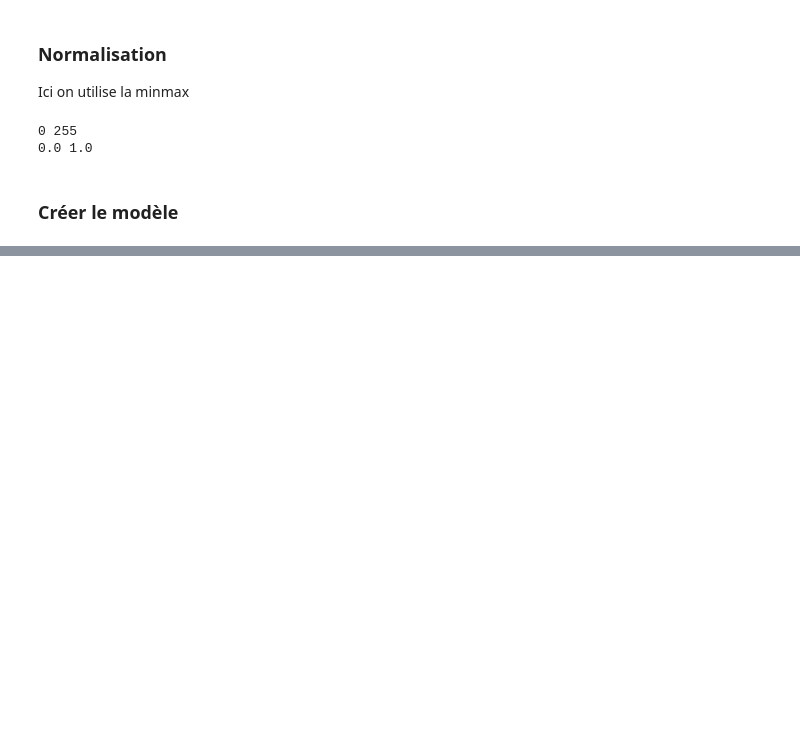
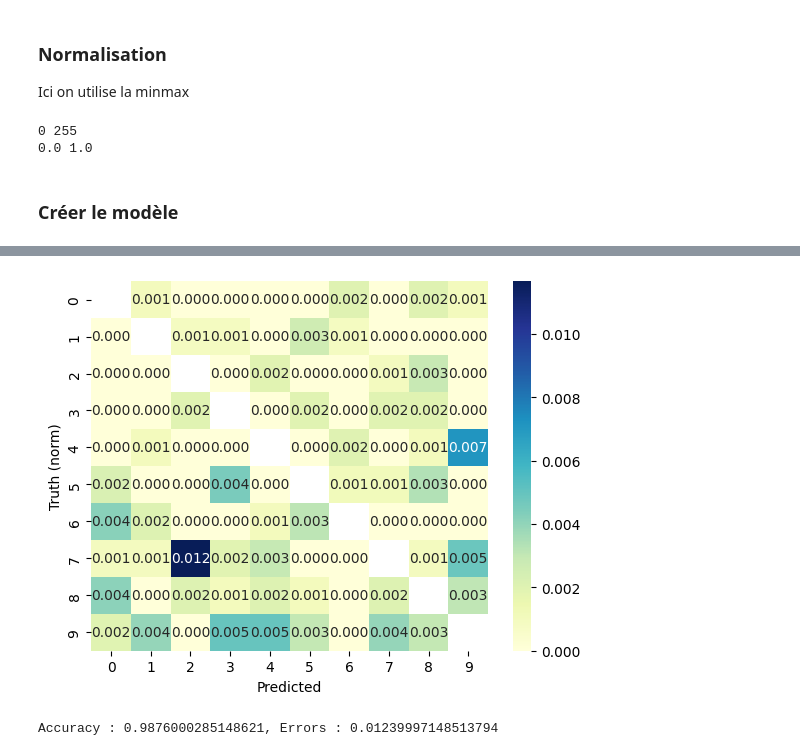
Before and after one commit to csdevignes/MachineLearniaCourse, a Jupyter notebook: FIDLE_training/CNN.ipynb, the cells around one changed output, grey strips where cells are left out. Saved outputs shown, nothing was run; the diff lists cells and outputs as text; code cells hidden in the pictures; blank space fills up the shorter version.

```diff
--- a/FIDLE_training/CNN.ipynb
+++ b/FIDLE_training/CNN.ipynb
@@ -246,0 +210,14 @@ Model: "sequential_1"
+# %%
+cm = confusion_matrix(y_test, y_pred_class, normalize = 'true')
+# Plot
+mask_disp = cm > 0.5
+sns.heatmap(cm, annot=True, fmt='.3f', cmap = 'YlGnBu', mask = mask_disp)
+plt.xlabel("Predicted")
+plt.ylabel("Truth (norm)")
+plt.show()
+
+accuracy = max(history.history['val_accuracy'])
+print(f'Accuracy : {accuracy}, Errors : {1-accuracy}')
+# %% [output]
+[figure, added]
+Accuracy : 0.9876000285148621, Errors : 0.01239997148513794
```
Also changed, not shown: parts of 33 cells of this notebook, 54 other files.
